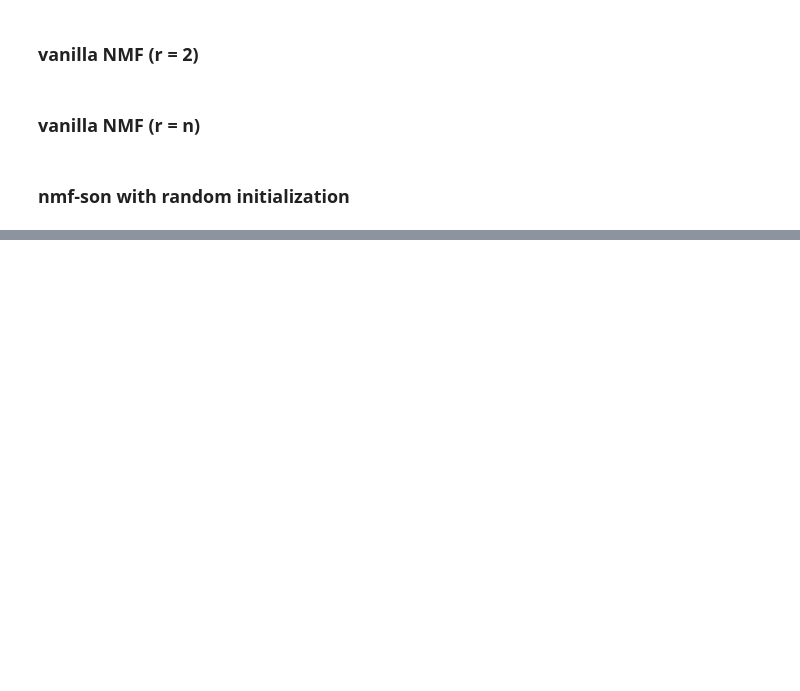
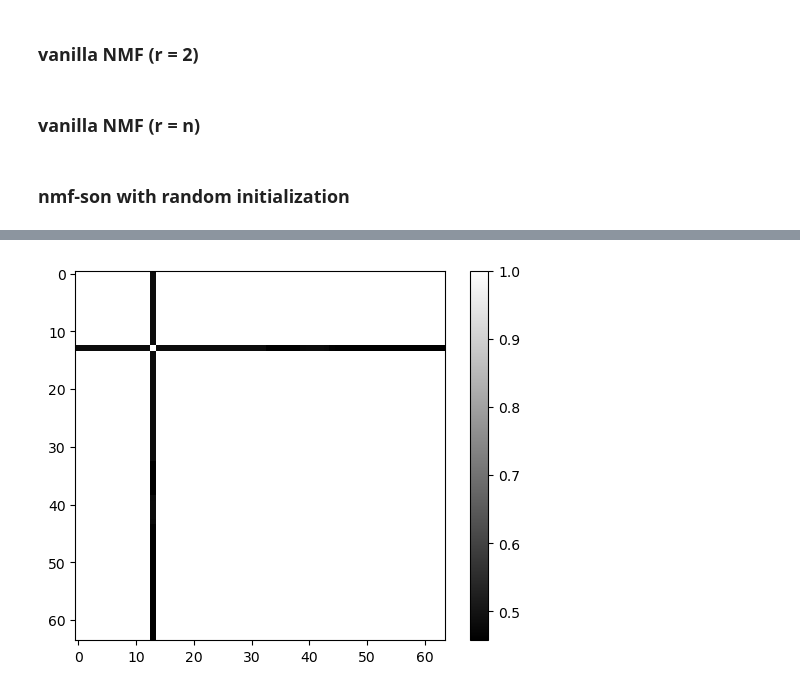
Before and after one commit to waqasbinhamed/nmf_methods, a Jupyter notebook: experimental/notebooks/_rmax_test.ipynb, the cells around one changed output, grey strips where cells are left out. Saved outputs shown, nothing was run; the diff lists cells and outputs as text; code cells hidden in the pictures; blank space fills up the shorter version.

```diff
--- a/experimental/notebooks/_rmax_test.ipynb
+++ b/experimental/notebooks/_rmax_test.ipynb
@@ -46,3 +48,7 @@ m, n = M.shape
+# %%
+jasper_small_3d = jasper_3d[:, 62: 70, 0: 8] # jasper small 6
+M = jasper_small_3d.reshape(-1, 64, order='F')
+m, n = M.shape
 # %%
 M.shape
 # %% [output]
@@ -132,0 +143,19 @@ for _lam in lambda_vals:
+# %%
+corr_matrix = np.corrcoef(W.T)
+
+# Plot correlation matrix
+fig, ax = plt.subplots()
+im = ax.imshow(corr_matrix, cmap='gray')
+cbar = ax.figure.colorbar(im, ax=ax)
+#
+# # List rows with correlation below threshold
+# threshold = 0.5
+# below_threshold = []
+# for i in range(W.shape[0]):
+#     for j in range(i+1, W.shape[1]):
+#         if abs(corr_matrix[i, j]) < threshold:
+#             below_threshold.append((i, j))
+#
+# print(f"Rows with correlation below {threshold}: {below_threshold}")
+# %% [output]
+[figure, added]
```
Also changed, not shown: parts of 17 cells of this notebook, 5 other files.
